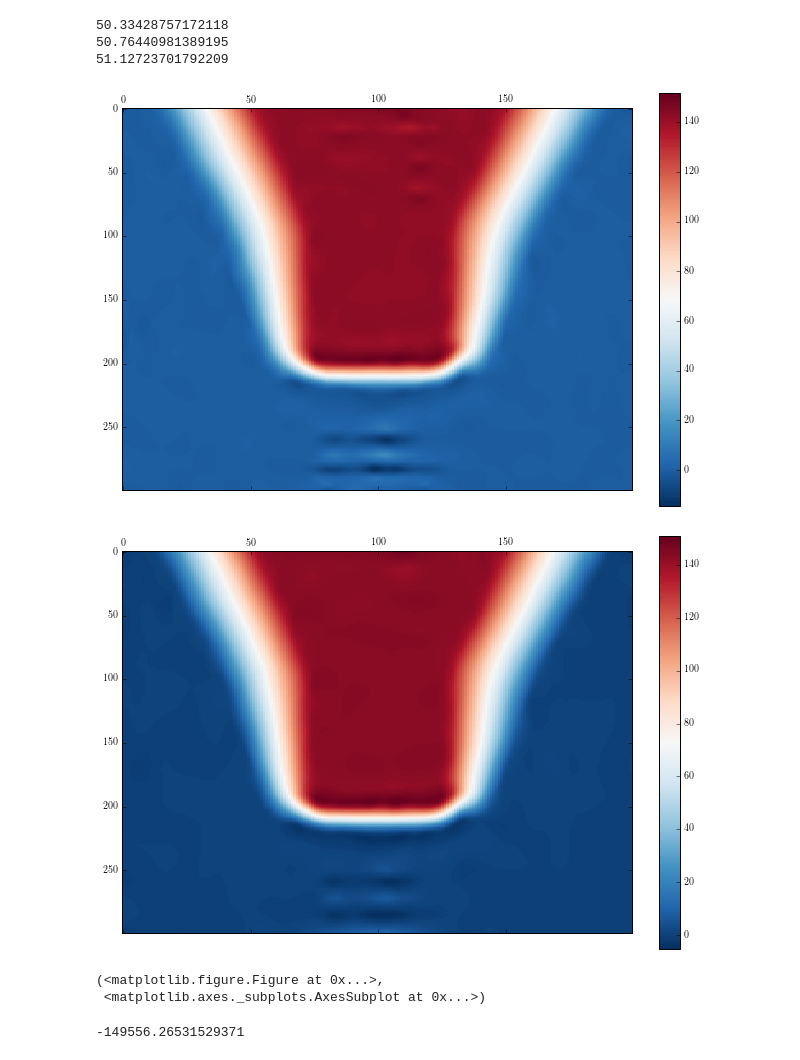
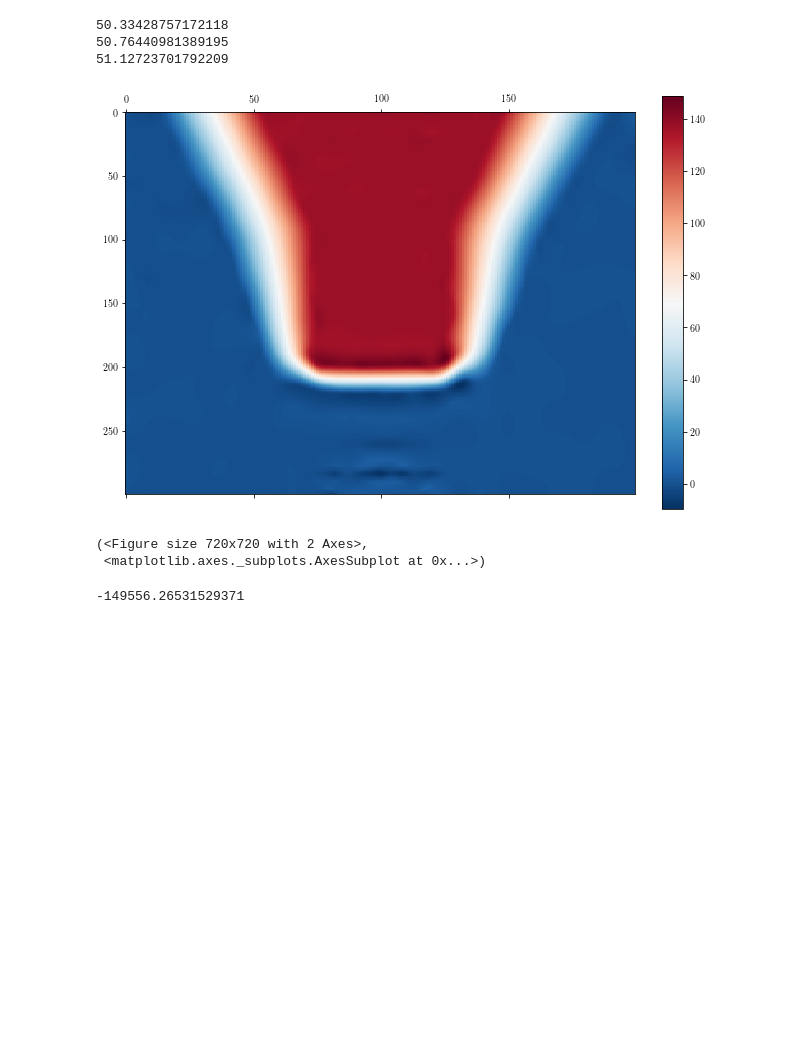
Before and after one commit to colinclement/pysquid, a Jupyter notebook: nbs/fakedata.ipynb, the cells around one changed output. Cells and saved outputs as stored; diff of their text form; code cells hidden in the pictures; blank space fills up the shorter version.

```diff
--- a/nbs/fakedata.ipynb
+++ b/nbs/fakedata.ipynb
@@ -136,5 +159,3 @@ gmin = admm.solve(fitflux, startg, extmodel = model.extmodel,
 Initial NLL = 6336342.540958953
         Itn 0: NLL = 5.250686e+06, r = 2.330e+07,  s = 3.188e-01, eps_p = 2.328e+01, eps_d = 2.449e-04
 Final NLL = 5250685.872363468
-# %%
-fitflux_sub = model.fluxdataflat-model.crop(model.extmodel.ext_flux.ravel())
@@ -157,3 +161,0 @@ plt.plot(xx, np.exp(m*xx+b))
-# %%
-x = np.arange(mtm.shape[0])[-100:]
-m, b = np.polyfit(x, np.log(w[-100:]), 1)
@@ -175,9 +162,12 @@ plt.matshow(v[:,-320].reshape(Ly_pad, Lx_pad))
+# %%
+decon0 = deconvolve.TVDeconvolver(kernel, 1.6 * param_dict['sigma'][0], g_ext=netmodel.g_ext)
 # %%
 cost0 = []
 def callback0(x, z, y, costlist = cost0, **kwargs):
-    costlist += [decon0.cost(x, decon0.A.dot(x)-decon0.c, (fitflux_sub,))]
+    costlist += [decon0.cost(x, decon0.A.dot(x) - decon0.c, (fitflux_sub,))]
+startg = np.random.randn(kernel.N_pad)/np.sqrt(kernel.N_pad)
 
-gsol0 = decon0.deconvolve(fitflux_sub, startg, iprint = 2, itnlim = 80, rho=admm.mu/5.,
-                          eps_abs = 1E-6, eps_rel=1E-6, algorithm='minimize',
-                          callback = callback0)
+gsol0 = decon0.deconvolve(fitflux_sub, startg, iprint=2, itnlim=40, rho=1.E-4,
+                          eps_abs=1E-6, eps_rel=1E-6, algorithm='minimize',
+                          callback=callback0)
 # %% [output]
@@ -249,12 +239,11 @@ print(decon2.cost(realg.ravel(), -decon2.A.dot(realg.ravel())+decon2.c, (fitflux
 50.76440981389195
 51.12723701792209
 # %%
-matshow((gsol0).reshape(model.Ly_pad,-1)+netmodel.ext_g, 0.5)
-matshow((gsol2).reshape(model.Ly_pad,-1)+netmodel.ext_g, 0.5)
+matshow((gsol0).reshape(kernel.Ly_pad,-1) + netmodel.g_ext, 0.5)
+#matshow((gsol2).reshape(model.Ly_pad,-1)+netmodel.ext_g, 0.5)
 # %% [output]
-[figure, old version]
+[figure, new version]
-[figure, removed]
-(<matplotlib.figure.Figure at 0x...>,
+(<Figure size 720x720 with 2 Axes>,
  <matplotlib.axes._subplots.AxesSubplot at 0x...>)
 # %%
 model.updateParamVector(admm._g, ['gfieldflat'])
```
Also changed, not shown: parts of 33 cells of this notebook.
